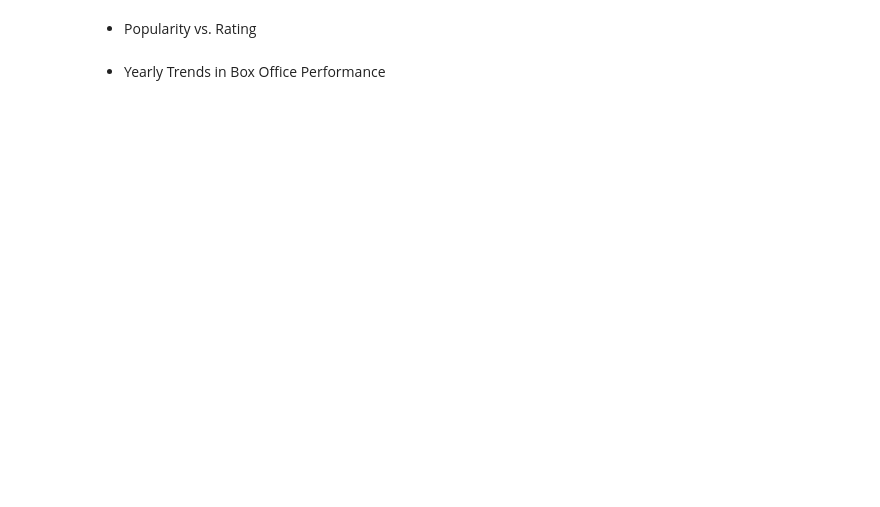
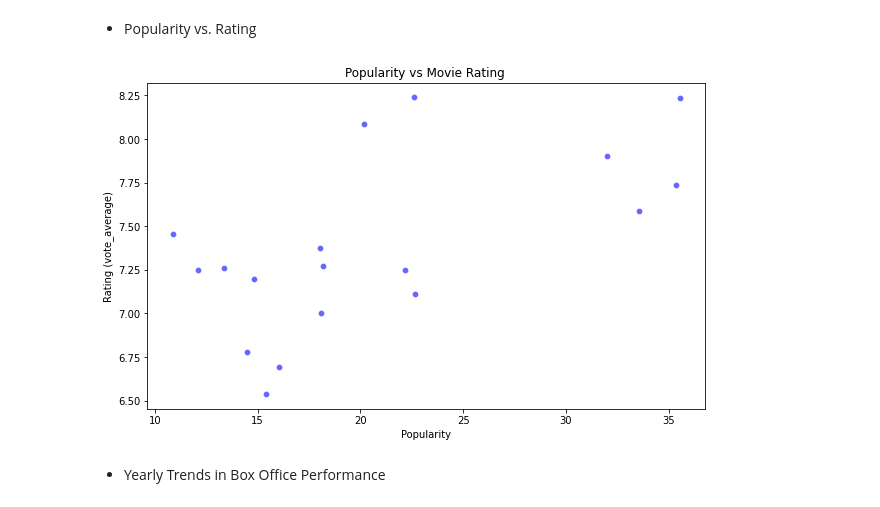
Before and after one commit to kgyauAmtch/Amtch_Personal_Projects, a Jupyter notebook: Project1/notebooks/data_cleaning.ipynb, the cells around one changed output. Cells and saved outputs as stored; diff of their text form; code cells hidden in the pictures; blank space fills up the shorter version.

```diff
--- a/Project1/notebooks/data_cleaning.ipynb
+++ b/Project1/notebooks/data_cleaning.ipynb
@@ -910,14 +1146,16 @@ plt.show()
 # %%
 # Scatter plot of Rating vs Popularity
 plt.figure(figsize=(10, 6))
 sns.scatterplot(data=df, x='popularity', y='vote_average', alpha=0.6, color='blue')
 
 # Adding title and labels
-plt.title('Movie Rating vs Popularity', fontsize=16)
-plt.xlabel('Popularity', fontsize=12)
-plt.ylabel('Rating (vote_average)', fontsize=12)
+plt.title('Popularity vs Movie Rating ')
+plt.xlabel('Popularity')
+plt.ylabel('Rating (vote_average)')
 
 plt.show()
+# %% [output]
+[figure, added]
 # %% [markdown]
 - Yearly Trends in Box Office Performance
 # %%
```
Also changed, not shown: parts of 42 cells of this notebook, 1 other file.
